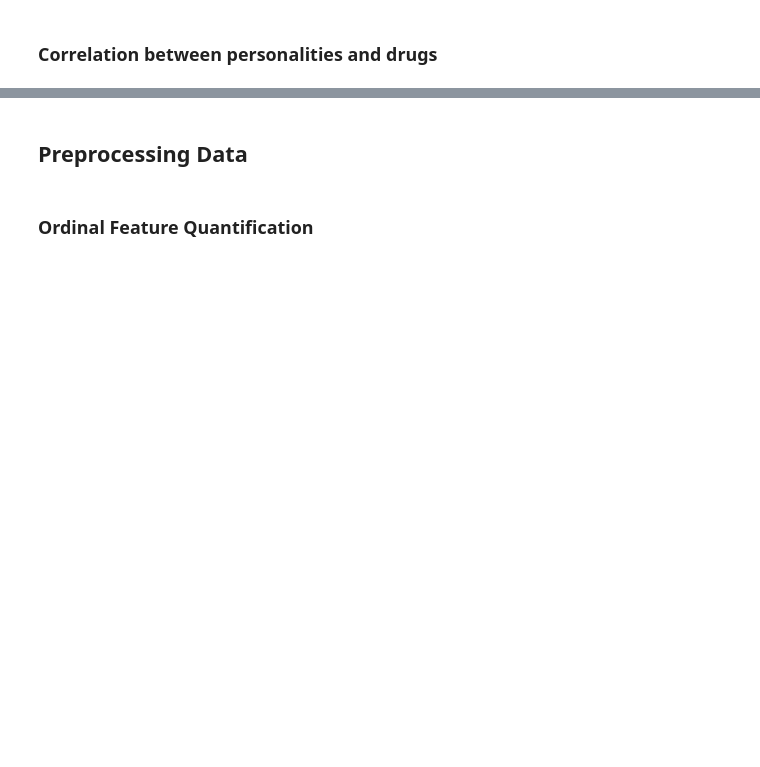
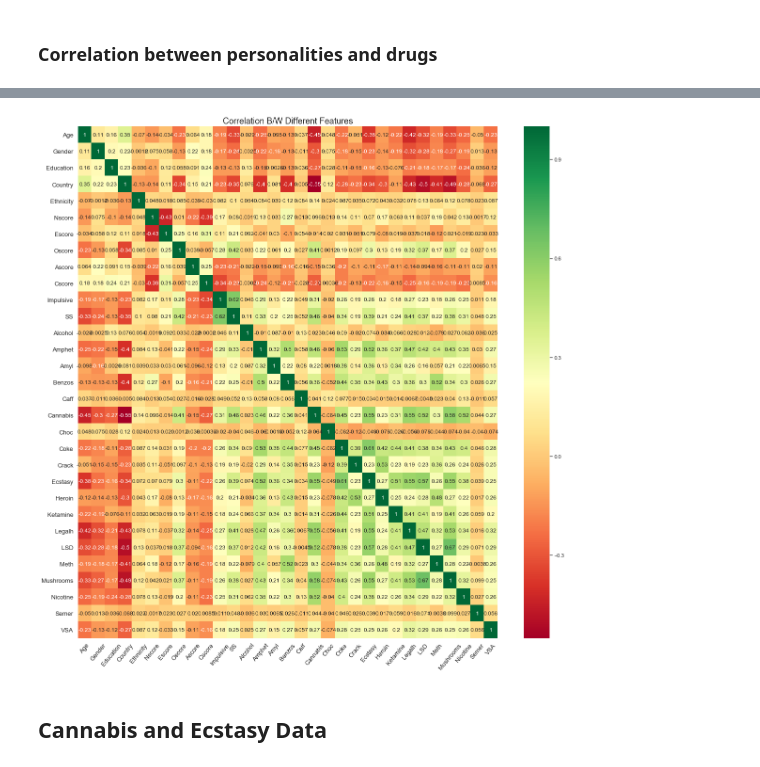
Before and after one commit to sharonk515/personality_drug_consumption, a Jupyter notebook: drug_consumption_data.ipynb, the cells around one changed output, grey strips where cells are left out. Cells and saved outputs as stored; diff of their text form; code cells hidden in the pictures; blank space fills up the shorter version.

```diff
--- a/drug_consumption_data.ipynb
+++ b/drug_consumption_data.ipynb
@@ -125,11 +124,6 @@ drug_cols = ['Alcohol', 'Amphet', 'Amyl', 'Benzos',
              'Caff', 'Cannabis', 'Choc', 'Coke', 'Crack', 'Ecstasy',
              'Heroin', 'Ketamine', 'Legalh', 'LSD', 'Meth', 'Mushrooms',
              'Nicotine', 'Semer', 'VSA']
-
-# convert drug columns into numerical values
-for col in drug_cols:
-    le = LabelEncoder()
-    drug[col] = le.fit_transform(drug[col])
 # %%
 # define each class
 classes = ['Never Used', 'Used over a Decade Ago', 'Used in Last Decade',
@@ -148,7 +142,5 @@ plt.tight_layout();
 # %%
 # define user and non-user for each drug
 for col in drug_cols:
-    drug[f"{col}_User"] = [0 if (x == 0) | (x == 1) else 1
+    drug[f"{col}_User"] = [0 if (x == 'CL0') | (x == 'CL1') else 1
                          for x in drug[col]]
-
-drug
@@ -344,4 +187,14 @@ mushrooms
+# %%
+corrmat = drug.corr()
+
+plt.figure(figsize=(20, 20))
+sns.set(font_scale=1)
+hm = sns.heatmap(corrmat, cmap='RdYlGn', annot=True,
+                 yticklabels=drug.columns, xticklabels=drug.columns)
+plt.xticks(fontsize=13, rotation=50)
+plt.yticks(fontsize=13)
+plt.title("Correlation B/W Different Features", fontsize=18);
+# %% [output]
+[figure, added]
 # %% [markdown]
-## Preprocessing Data
+## Cannabis and Ecstasy Data
-# %% [markdown]
-### Ordinal Feature Quantification
```
Also changed, not shown: parts of 44 cells of this notebook, 13 other files.
